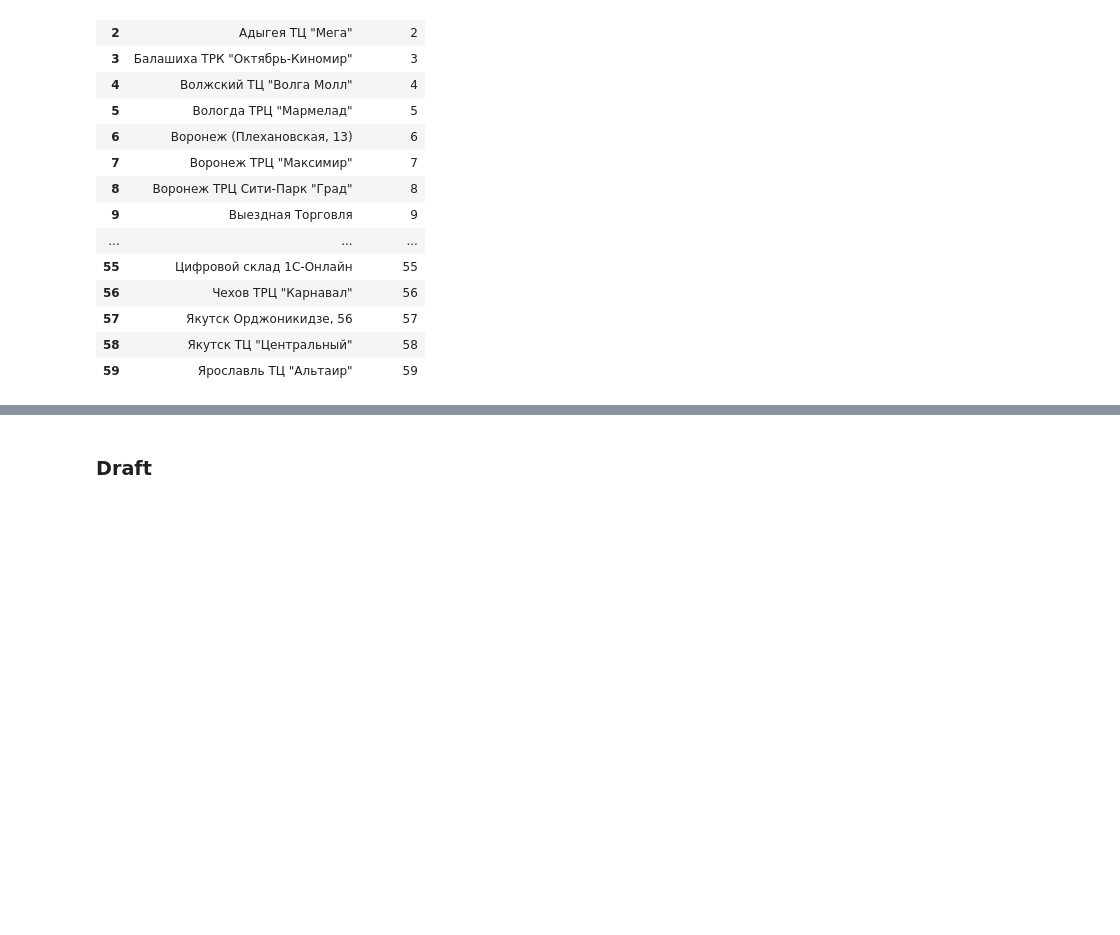
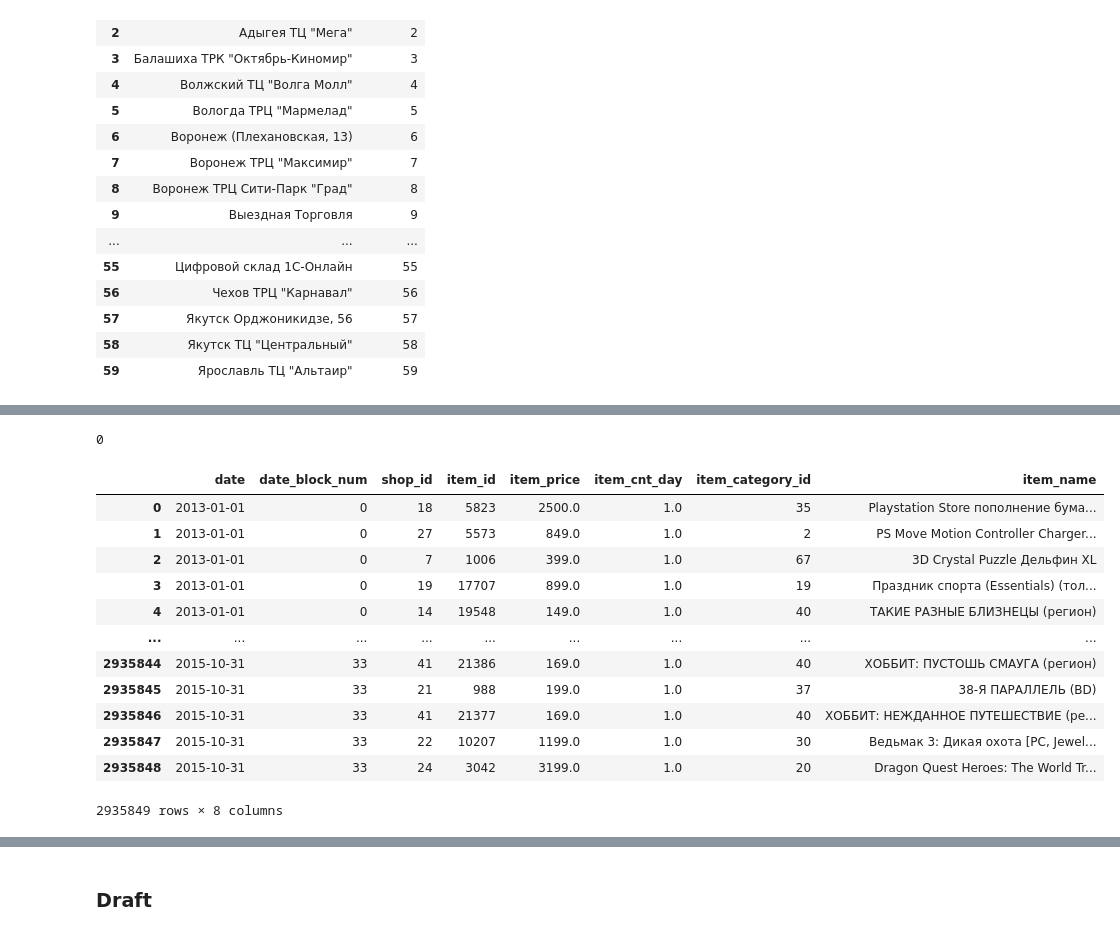
Before and after one commit to MarianSlassi/future_sales_prediction, a Jupyter notebook: notebooks/eda.ipynb, the cells around one changed output, grey strips where cells are left out. Cells and saved outputs as stored; diff of their text form; code cells hidden in the pictures; blank space fills up the shorter version.

```diff
--- a/notebooks/eda.ipynb
+++ b/notebooks/eda.ipynb
@@ -220,0 +435,21 @@ shops
+# %%
+# df_sorted['item_category_name'].isnull().sum()
+df_sorted['item_category_id'].isnull().sum()
+# %% [output]
+0
+# %%
+df_sorted
+# %% [output]
+|  | date | date_block_num | shop_id | item_id | item_price | item_cnt_day | item_category_id | item_name |
+| 0 | 2013-01-01 | 0 | 18 | 5823 | 2500.0 | 1.0 | 35 | Playstation Store пополнение бума... |
+| 1 | 2013-01-01 | 0 | 27 | 5573 | 849.0 | 1.0 | 2 | PS Move Motion Controller Charger... |
+| 2 | 2013-01-01 | 0 | 7 | 1006 | 399.0 | 1.0 | 67 | 3D Crystal Puzzle Дельфин XL |
+| 3 | 2013-01-01 | 0 | 19 | 17707 | 899.0 | 1.0 | 19 | Праздник спорта (Essentials) (тол... |
+| 4 | 2013-01-01 | 0 | 14 | 19548 | 149.0 | 1.0 | 40 | ТАКИЕ РАЗНЫЕ БЛИЗНЕЦЫ (регион) |
+| ... | ... | ... | ... | ... | ... | ... | ... | ... |
+| 2935844 | 2015-10-31 | 33 | 41 | 21386 | 169.0 | 1.0 | 40 | ХОББИТ: ПУСТОШЬ СМАУГА (регион) |
+| 2935845 | 2015-10-31 | 33 | 21 | 988 | 199.0 | 1.0 | 37 | 38-Я ПАРАЛЛЕЛЬ (BD) |
+| 2935846 | 2015-10-31 | 33 | 41 | 21377 | 169.0 | 1.0 | 40 | ХОББИТ: НЕЖДАННОЕ ПУТЕШЕСТВИЕ (ре... |
+| 2935847 | 2015-10-31 | 33 | 22 | 10207 | 1199.0 | 1.0 | 30 | Ведьмак 3: Дикая охота [PC, Jewel... |
+| 2935848 | 2015-10-31 | 33 | 24 | 3042 | 3199.0 | 1.0 | 20 | Dragon Quest Heroes: The World Tr... |
+2935849 rows × 8 columns
```
Also changed, not shown: parts of 36 cells of this notebook, 3 other files.
